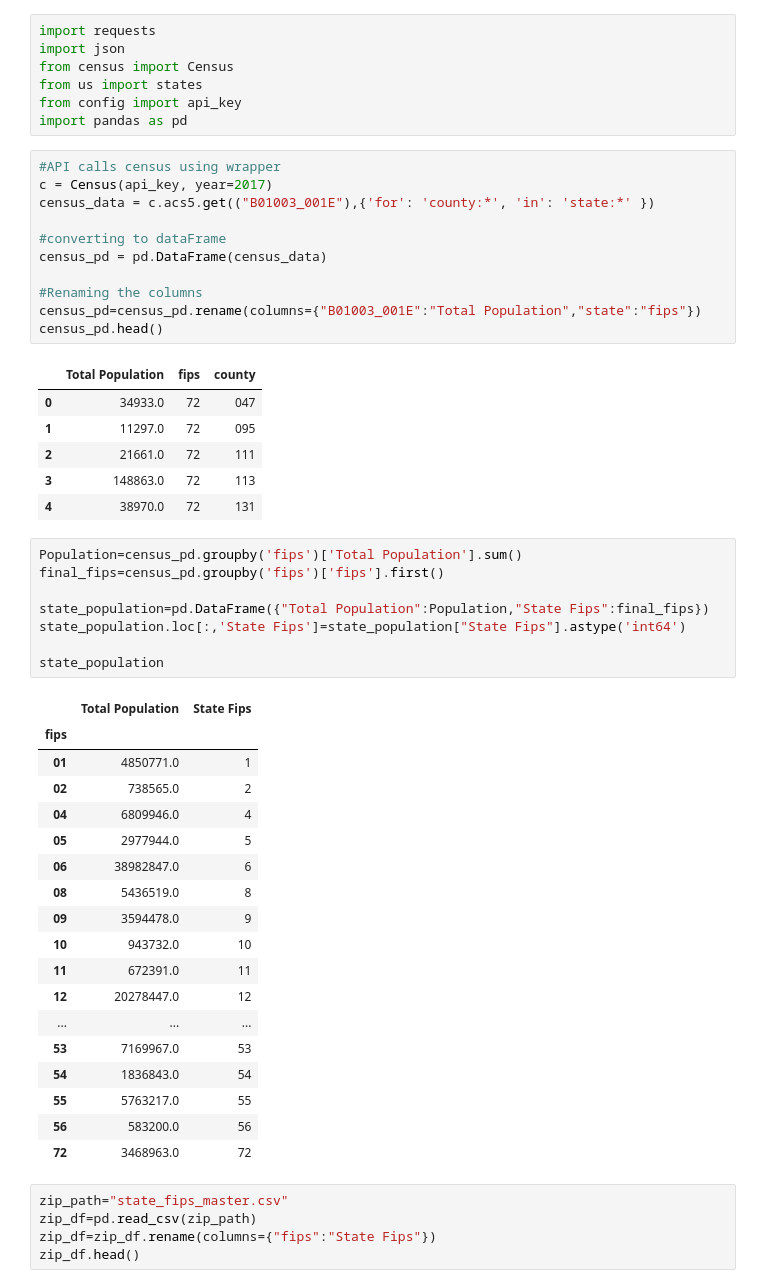
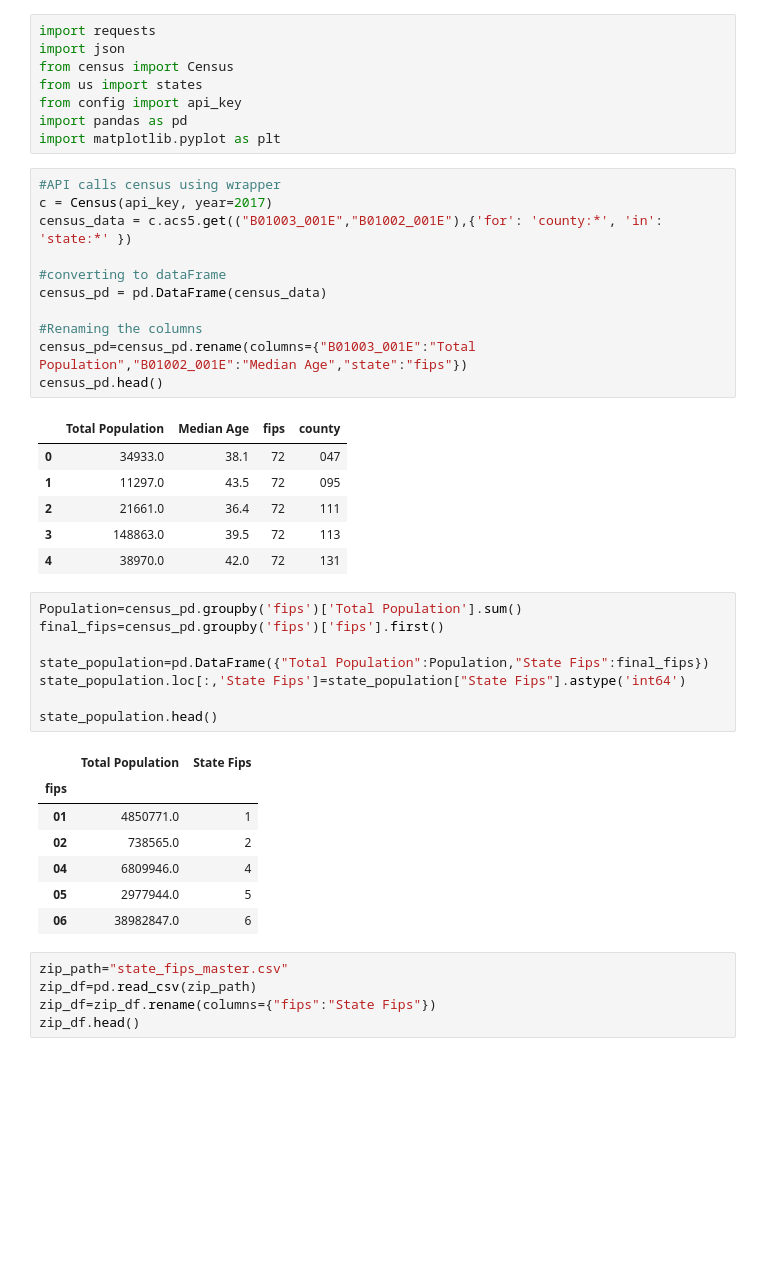
Before and after one commit to jtpeters963/Project-1, a Jupyter notebook: Census_API.ipynb, the cells around one changed output. Drawn from its saved outputs; the diff is of its cells as text; blank space fills up the shorter version.

```diff
--- a/Census_API.ipynb
+++ b/Census_API.ipynb
@@ -5,51 +5,41 @@ from census import Census
 from us import states
 from config import api_key
 import pandas as pd
+import matplotlib.pyplot as plt
 # %%
 #API calls census using wrapper
 c = Census(api_key, year=2017)
-census_data = c.acs5.get(("B01003_001E"),{'for': 'county:*', 'in': 'state:*' })
+census_data = c.acs5.get(("B01003_001E","B01002_001E"),{'for': 'county:*', 'in': 'state:*' })
 
 #converting to dataFrame
 census_pd = pd.DataFrame(census_data)
 
 #Renaming the columns
-census_pd=census_pd.rename(columns={"B01003_001E":"Total Population","state":"fips"})
+census_pd=census_pd.rename(columns={"B01003_001E":"Total Population","B01002_001E":"Median Age","state":"fips"})
 census_pd.head()
 # %% [output]
-|  | Total Population | fips | county |
-| 0 | 34933.0 | 72 | 047 |
-| 1 | 11297.0 | 72 | 095 |
-| 2 | 21661.0 | 72 | 111 |
-| 3 | 148863.0 | 72 | 113 |
-| 4 | 38970.0 | 72 | 131 |
+|  | Total Population | Median Age | fips | county |
+| 0 | 34933.0 | 38.1 | 72 | 047 |
+| 1 | 11297.0 | 43.5 | 72 | 095 |
+| 2 | 21661.0 | 36.4 | 72 | 111 |
+| 3 | 148863.0 | 39.5 | 72 | 113 |
+| 4 | 38970.0 | 42.0 | 72 | 131 |
 # %%
 Population=census_pd.groupby('fips')['Total Population'].sum()
 final_fips=census_pd.groupby('fips')['fips'].first()
 
 state_population=pd.DataFrame({"Total Population":Population,"State Fips":final_fips})
 state_population.loc[:,'State Fips']=state_population["State Fips"].astype('int64')
 
-state_population
+state_population.head()
 # %% [output]
 |  | Total Population | State Fips |
 | fips |  |  |
 | 01 | 4850771.0 | 1 |
 | 02 | 738565.0 | 2 |
 | 04 | 6809946.0 | 4 |
 | 05 | 2977944.0 | 5 |
 | 06 | 38982847.0 | 6 |
-| 08 | 5436519.0 | 8 |
-| 09 | 3594478.0 | 9 |
-| 10 | 943732.0 | 10 |
-| 11 | 672391.0 | 11 |
-| 12 | 20278447.0 | 12 |
-| ... | ... | ... |
-| 53 | 7169967.0 | 53 |
-| 54 | 1836843.0 | 54 |
-| 55 | 5763217.0 | 55 |
-| 56 | 583200.0 | 56 |
-| 72 | 3468963.0 | 72 |
 # %%
 zip_path="state_fips_master.csv"
 zip_df=pd.read_csv(zip_path)
```
Also changed, not shown: parts of 5 cells of this notebook, 3 other files.
